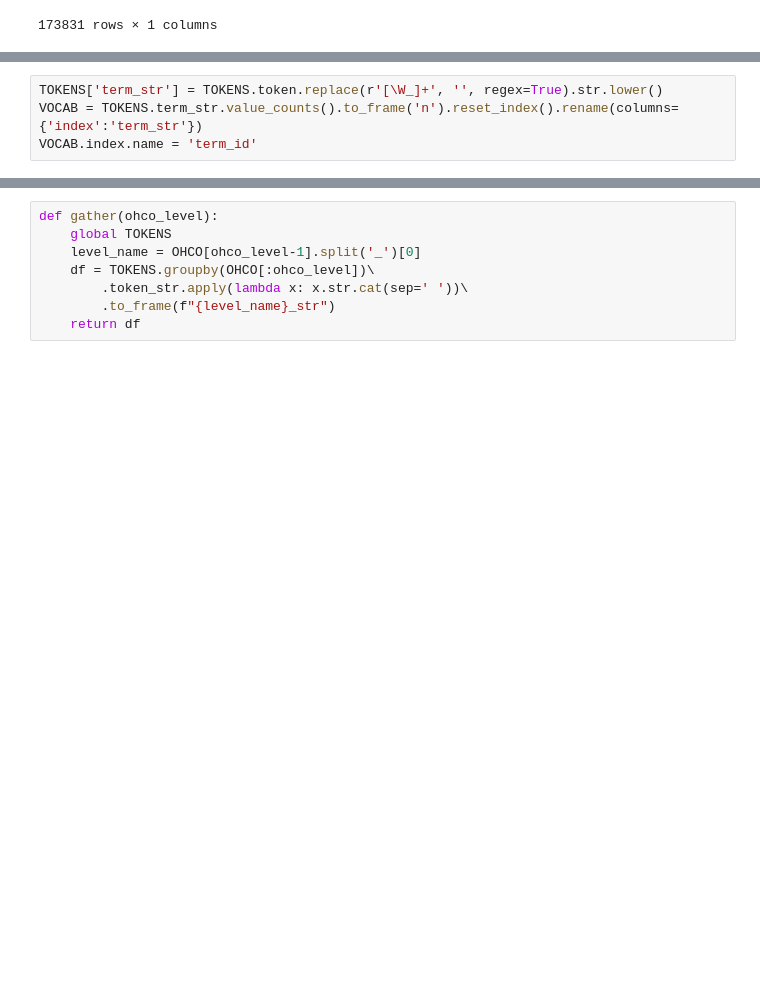
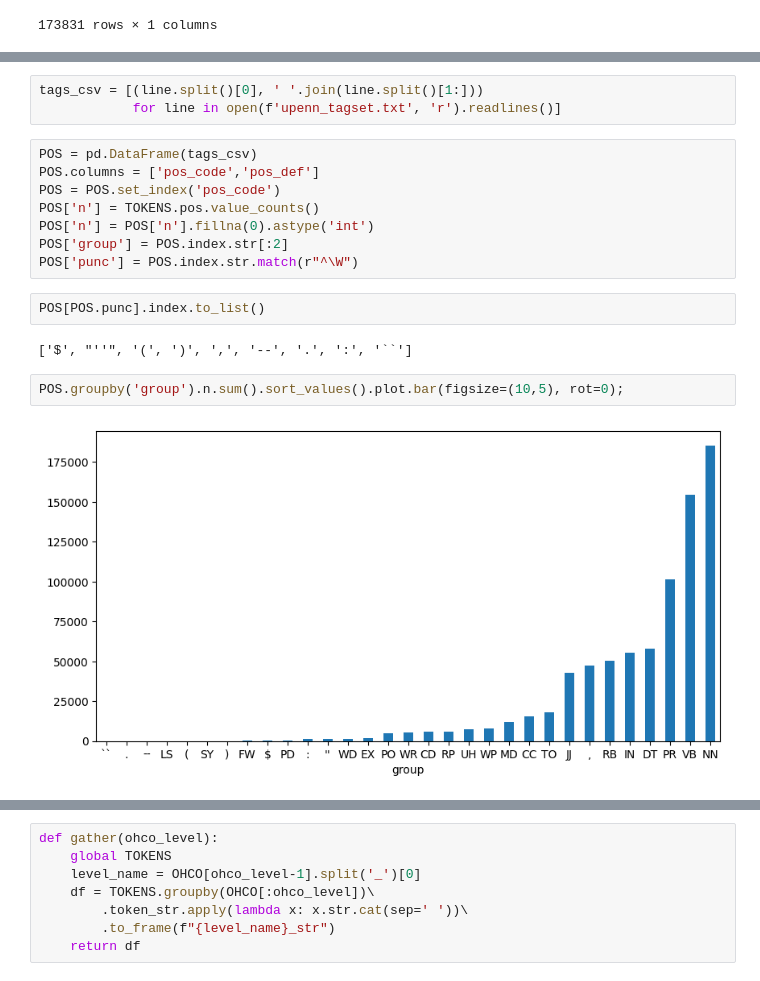
Before and after one commit to AndrewCornfeld/DS5001FinalProject, a Jupyter notebook: LibCorpusVocabImport.ipynb, the cells around one changed output, grey strips where cells are left out. Saved outputs shown, nothing was run; the diff lists cells and outputs as text; blank space fills up the shorter version.

```diff
--- a/LibCorpusVocabImport.ipynb
+++ b/LibCorpusVocabImport.ipynb
@@ -78,4 +133,0 @@ TOKENS
-# %%
-TOKENS['term_str'] = TOKENS.token.replace(r'[\W_]+', '', regex=True).str.lower()
-VOCAB = TOKENS.term_str.value_counts().to_frame('n').reset_index().rename(columns={'index':'term_str'})
-VOCAB.index.name = 'term_id'
@@ -98,0 +230,19 @@ VOCAB
+# %%
+tags_csv = [(line.split()[0], ' '.join(line.split()[1:]))
+            for line in open(f'upenn_tagset.txt', 'r').readlines()]
+# %%
+POS = pd.DataFrame(tags_csv)
+POS.columns = ['pos_code','pos_def']
+POS = POS.set_index('pos_code')
+POS['n'] = TOKENS.pos.value_counts()
+POS['n'] = POS['n'].fillna(0).astype('int')
+POS['group'] = POS.index.str[:2]
+POS['punc'] = POS.index.str.match(r"^\W")
+# %%
+POS[POS.punc].index.to_list()
+# %% [output]
+['$', "''", '(', ')', ',', '--', '.', ':', '``']
+# %%
+POS.groupby('group').n.sum().sort_values().plot.bar(figsize=(10,5), rot=0);
+# %% [output]
+[figure, added]
```
Also changed, not shown: parts of 57 cells of this notebook, 5 other files.
